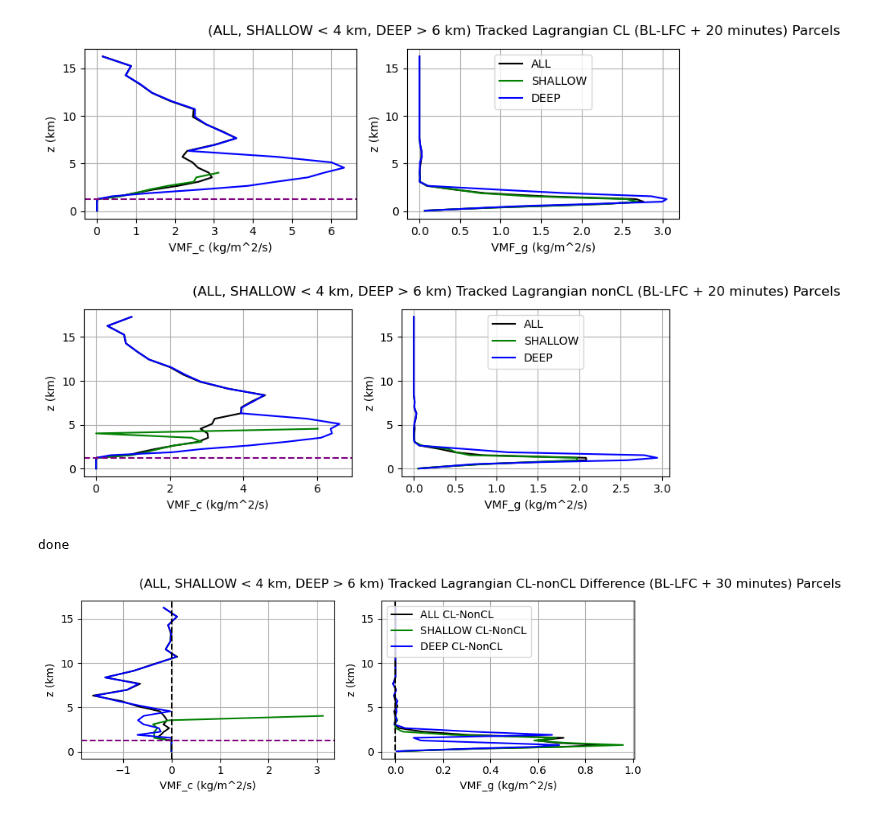
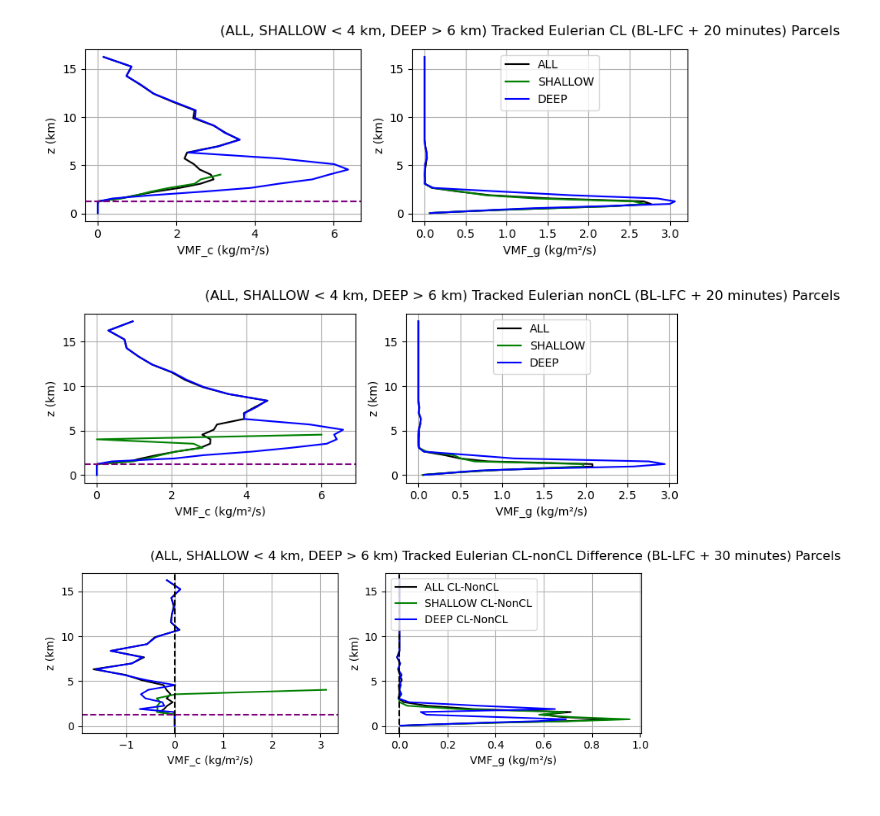
Before and after one commit to torrilab/DCI-Project, a Jupyter notebook: Code/Project_Algorithms/Tracked_Profiles/Tracked_Eulerian_VMF_Profiles_Plotting.ipynb, the cells around one changed output. Saved outputs shown, nothing was run; the diff lists cells and outputs as text; code cells hidden in the pictures.

```diff
--- a/Code/Project_Algorithms/Tracked_Profiles/Tracked_Eulerian_VMF_Profiles_Plotting.ipynb
+++ b/Code/Project_Algorithms/Tracked_Profiles/Tracked_Eulerian_VMF_Profiles_Plotting.ipynb
@@ -99,7 +99,7 @@ SE_list = []
 
 for t in types:
     for var in variables:
-        vars_list.append(f"{t}_profile_array_{var}")
+        vars_list.append(f"CL_{t}_profile_array_{var}")
         vars_list.append(f"nonCL_{t}_profile_array_{var}")
 
 # Define directory and output file path
@@ -115,15 +115,24 @@ def averaged_profiles(profile):
     out_var = profile[(profile[:, 1] != 0)]  # gets rid of rows that have no data
     out_var = np.array([out_var[:, 0] / out_var[:, 1], out_var[:, 2]]).T  # divides the data column by the counter column
     return out_var
+# %%
+var_units = [
+    ("VMF_c", "VMF_c (kg/m²/s)"),
+    ("VMF_g", "VMF_g (kg/m²/s)"),
+]
 # %%
 import matplotlib.pyplot as plt
 import matplotlib.gridspec as gridspec
 
 
-# List of profile arrays and their corresponding labels and x-axis titles
 profiles = [
-    (ALL_profile_array_VMF_c.copy(), SHALLOW_profile_array_VMF_c.copy(), DEEP_profile_array_VMF_c.copy(), 'VMF_c (kg/m^2/s)'),
-    (ALL_profile_array_VMF_g.copy(), SHALLOW_profile_array_VMF_g.copy(), DEEP_profile_array_VMF_g.copy(), 'VMF_g (kg/m^2/s)'),
+    (
+        globals()[f"CL_ALL_profile_array_{var}"].copy(),
+        globals()[f"CL_SHALLOW_profile_array_{var}"].copy(),
+        globals()[f"CL_DEEP_profile_array_{var}"].copy(),
+        label
+    )
+    for var, label in var_units
 ]
 
 
@@ -158,43 +167,47 @@ for i, (ALL_profile_array, SHALLOW_profile_array, DEEP_profile_array, xlabel) in
     apply_scientific_notation([ax])
 
 #MEAN CLOUD BASE
 axs = fig.get_axes()
 ax1 = axs[0]
 for axis in [ax1]:
     axis.axhline(all_cloudbase,color='purple',linestyle='dashed')
 
 #LEGEND
 # legend_ax = fig.add_subplot(gs[1, 2])  # Use the (2, 3) grid slot for the legend
 # legend_ax.axis("off")  # Hide axes for the legend box
 # legend_ax.legend(*ax.get_legend_handles_labels(), loc='center', frameon=False)
 
 #ACCESSORIES
-plt.suptitle('(ALL, SHALLOW < 4 km, DEEP > 6 km) Tracked Lagrangian CL (BL-LFC + 20 minutes) Parcels')
+plt.suptitle('(ALL, SHALLOW < 4 km, DEEP > 6 km) Tracked Eulerian CL (BL-LFC + 20 minutes) Parcels')
 plt.tight_layout()
 
 # #MATCHING X AXISES WITH NEXT PLOT
 # #(TO KEEP AXISES CONSISTENT RUN PLOTS IN ORDER: 1st Plots, 2nd Plots, 1st Plots)
 # for axis in axs:
 #     nbins=7;axis.xaxis.set_major_locator(MaxNLocator(nbins=nbins))
 # if 'ax8' in globals():
 #     fix_x_limits([ax1,ax8])
 #     fix_x_limits([ax2,ax9])
 #     fix_x_limits([ax3,ax10])
 #     fix_x_limits([ax4,ax11])
 #     fix_x_limits([ax5,ax12])
 #     fix_x_limits([ax6,ax13])
 #     fix_x_limits([ax7,ax14])
 #     del ax1,ax2,ax3,ax4,ax5,ax6,ax7,ax8,ax9,ax10,ax11,ax12,ax13,ax14
 # %% [output]
-[figure, old version]
+[figure, new version]
 # %%
 import matplotlib.pyplot as plt
 import matplotlib.gridspec as gridspec
 
-# List of profile arrays and their corresponding labels and x-axis titles
 profiles = [
-    (nonCL_ALL_profile_array_VMF_c.copy(), nonCL_SHALLOW_profile_array_VMF_c.copy(), nonCL_DEEP_profile_array_VMF_c.copy(), 'VMF_c (kg/m^2/s)'),
-    (nonCL_ALL_profile_array_VMF_g.copy(), nonCL_SHALLOW_profile_array_VMF_g.copy(), nonCL_DEEP_profile_array_VMF_g.copy(), 'VMF_g (kg/m^2/s)')
+    (
+        globals()[f"nonCL_ALL_profile_array_{var}"].copy(),
+        globals()[f"nonCL_SHALLOW_profile_array_{var}"].copy(),
+        globals()[f"nonCL_DEEP_profile_array_{var}"].copy(),
+        label
+    )
+    for var, label in var_units
 ]
 
 # Set up the 2x3 gridspec
@@ -241,7 +254,7 @@ for axis in [ax1]:
 # legend_ax.legend(*ax.get_legend_handles_labels(), loc='center', frameon=False)
 
 #ACCESSORIES
-plt.suptitle('(ALL, SHALLOW < 4 km, DEEP > 6 km) Tracked Lagrangian nonCL (BL-LFC + 20 minutes) Parcels')
+plt.suptitle('(ALL, SHALLOW < 4 km, DEEP > 6 km) Tracked Eulerian nonCL (BL-LFC + 20 minutes) Parcels')
 plt.tight_layout()
 
 
@@ -256,7 +269,7 @@ plt.tight_layout()
 # fix_x_limits([ax6,ax13])
 # fix_x_limits([ax7,ax14])
 # %% [output]
-[figure, old version]
+[figure, new version]
 # %%
 #DIFFERENCES
 
@@ -281,25 +294,25 @@ def average_difference(array1, array2):
     out_profile[:,0]=diff;out_profile[:,1]=zs;
     return out_profile
 
-# Calculate average differences for each variable (w, qv, qc, th, buoyancy)
-ALL_diff_VMF_c = average_difference(ALL_profile_array_VMF_c, nonCL_ALL_profile_array_VMF_c)
-SHALLOW_diff_VMF_c = average_difference(SHALLOW_profile_array_VMF_c, nonCL_SHALLOW_profile_array_VMF_c)
-DEEP_diff_VMF_c= average_difference(DEEP_profile_array_VMF_c, nonCL_DEEP_profile_array_VMF_c)
-
-ALL_diff_VMF_g = average_difference(ALL_profile_array_VMF_g, nonCL_ALL_profile_array_VMF_g)
-SHALLOW_diff_VMF_g = average_difference(SHALLOW_profile_array_VMF_g, nonCL_SHALLOW_profile_array_VMF_g)
-DEEP_diff_VMF_g= average_difference(DEEP_profile_array_VMF_g, nonCL_DEEP_profile_array_VMF_g)
-print('done')
+var_names = [var[0] for var in var_units]
+for var in var_names:
+    for category in ["ALL", "SHALLOW", "DEEP"]:
+        globals()[f"{category}_diff_{var}"] = average_difference(
+            globals()[f"CL_{category}_profile_array_{var}"],
+            globals()[f"nonCL_{category}_profile_array_{var}"]
+        )
-# %% [output]
-done
 # %%
 import matplotlib.pyplot as plt
 import matplotlib.gridspec as gridspec
 
-# List of profile arrays and their corresponding labels and x-axis titles
 profiles = [
-    (ALL_diff_VMF_c.copy(), SHALLOW_diff_VMF_c.copy(), DEEP_diff_VMF_c.copy(), 'VMF_c (kg/m^2/s)'),
-    (ALL_diff_VMF_g.copy(), SHALLOW_diff_VMF_g.copy(), DEEP_diff_VMF_g.copy(), 'VMF_g (kg/m^2/s)')
+    (
+        globals()[f"ALL_diff_{var}"].copy(),
+        globals()[f"SHALLOW_diff_{var}"].copy(),
+        globals()[f"DEEP_diff_{var}"].copy(),
+        label
+    )
+    for var, label in var_units
 ]
 
 # Set up the 2x3 gridspec
@@ -350,10 +363,10 @@ for axis in [ax1]:
 # legend_ax.legend(*ax.get_legend_handles_labels(), loc='center', frameon=False)
 
 #ACCESSORIES
-plt.suptitle('(ALL, SHALLOW < 4 km, DEEP > 6 km) Tracked Lagrangian CL-nonCL Difference (BL-LFC + 30 minutes) Parcels')
+plt.suptitle('(ALL, SHALLOW < 4 km, DEEP > 6 km) Tracked Eulerian CL-nonCL Difference (BL-LFC + 30 minutes) Parcels')
 plt.tight_layout()
 # %% [output]
-[figure, old version]
+[figure, new version]
 # %%
 #SBZ vs NONSBZ
 ################################################################
```
Also changed, not shown: parts of 13 cells of this notebook, 33 other files.
